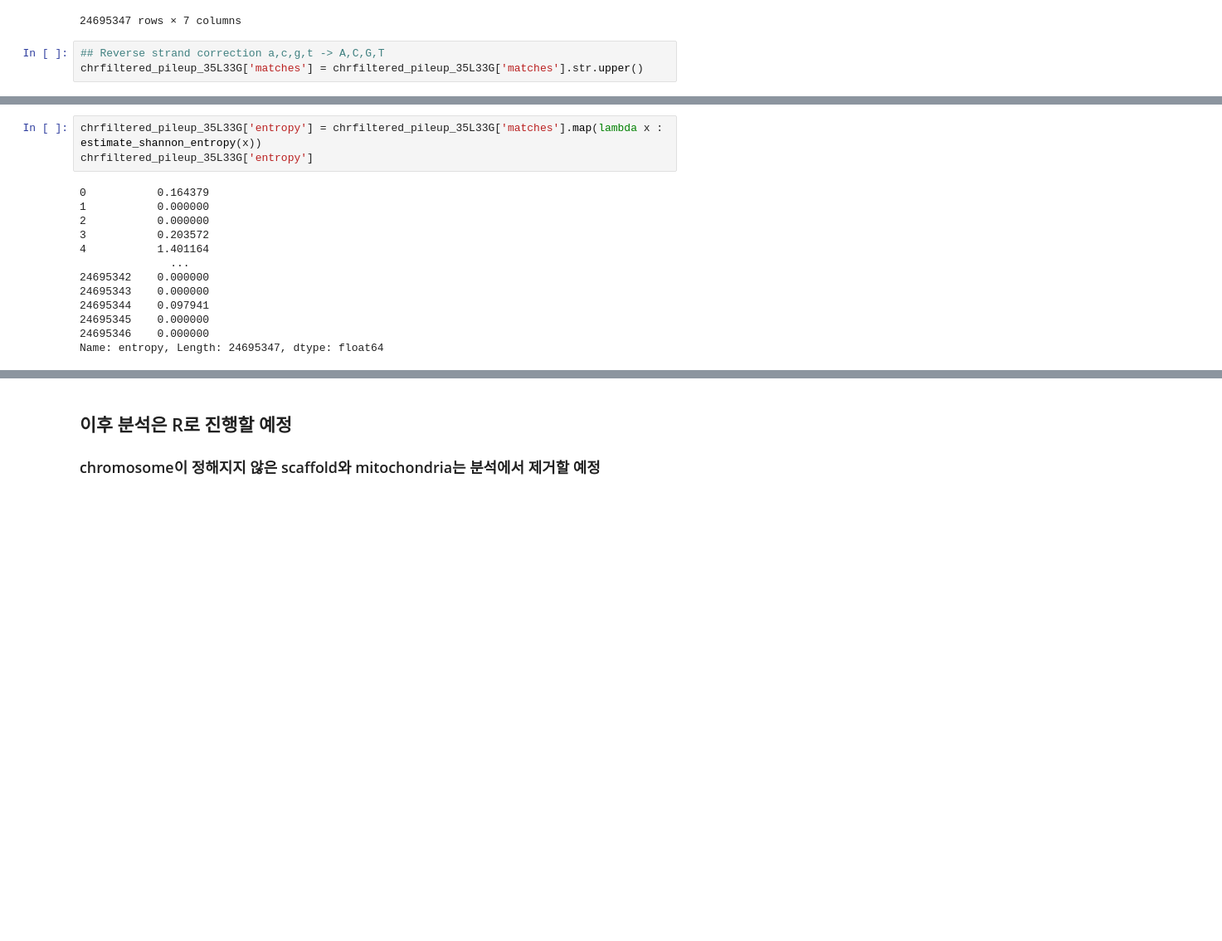
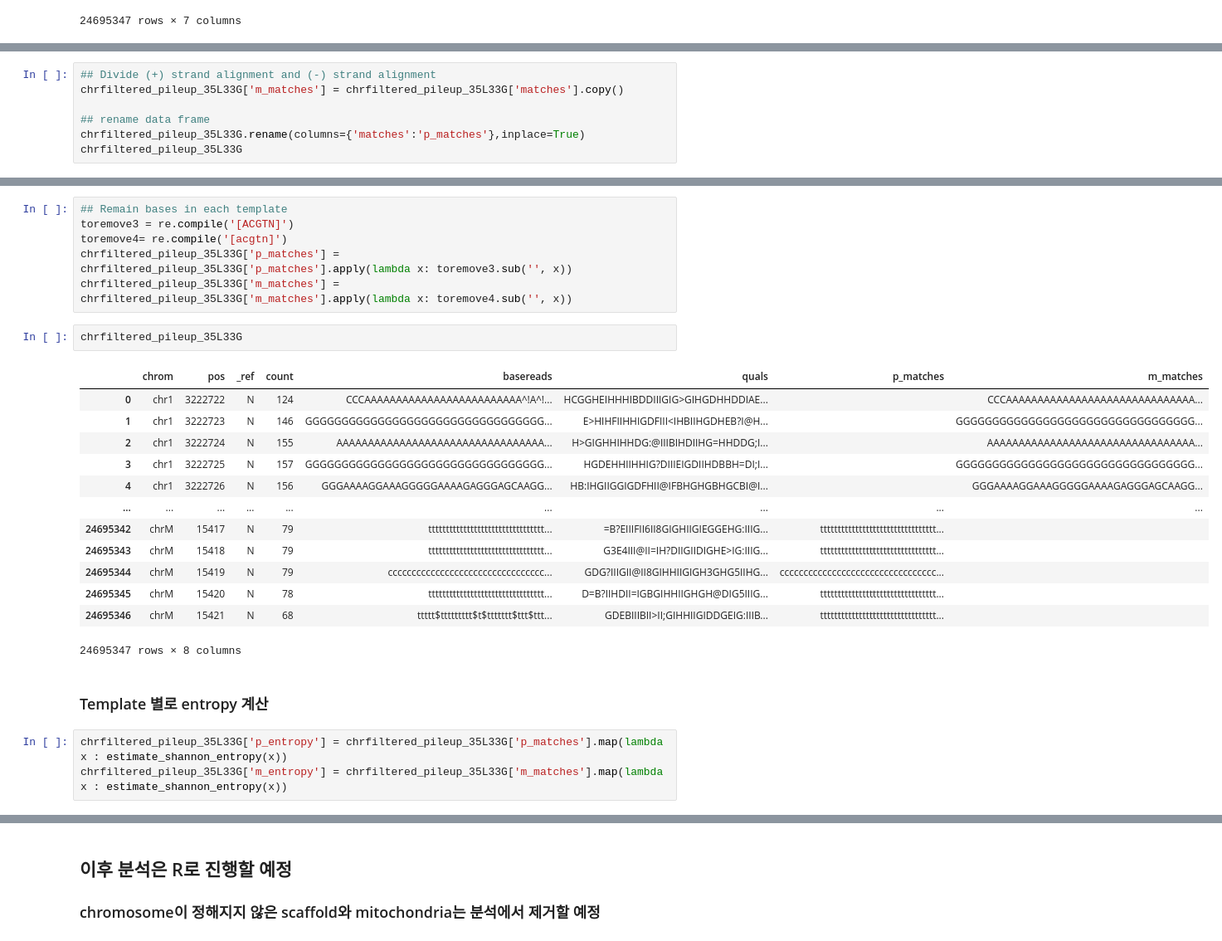
Before and after one commit to heomanism/Bioinformatics1, a Jupyter notebook: Free_Proj/Bioinformatics1_FreeProject.ipynb, the cells around one changed output, grey strips where cells are left out. Shown: that part at 83% size. Saved outputs shown, nothing was run; the diff lists cells and outputs as text; blank space fills up the shorter version.

Commit message:
Considering (+), (-) strand reads alignment

```diff
--- a/Free_Proj/Bioinformatics1_FreeProject.ipynb
+++ b/Free_Proj/Bioinformatics1_FreeProject.ipynb
@@ -266,6 +230,3 @@ chrfiltered_pileup_35L33G
 | 24695345 | chrM | 15420 | N | 78 | ttttttttttttttttttttttttttttttttt... | D=B?IIHDII=IGBGIHHIIGHGH@DIG5IIIG... | ttttttttttttttttttttttttttttttttt... |
 | 24695346 | chrM | 15421 | N | 68 | ttttt$ttttttttt$t$ttttttt$ttt$ttt... | GDEBIIIBII>II;GIHHIIGIDDGEIG:IIIB... | ttttttttttttttttttttttttttttttttt... |
 24695347 rows × 7 columns
-# %%
-## Reverse strand correction a,c,g,t -> A,C,G,T
-chrfiltered_pileup_35L33G['matches'] = chrfiltered_pileup_35L33G['matches'].str.upper()
@@ -287,0 +233,7 @@ chrfiltered_pileup_35L33G[['chrom', 'pos','_ref','matches']]
+# %%
+## Divide (+) strand alignment and (-) strand alignment
+chrfiltered_pileup_35L33G['m_matches'] = chrfiltered_pileup_35L33G['matches'].copy()
+
+## rename data frame
+chrfiltered_pileup_35L33G.rename(columns={'matches':'p_matches'},inplace=True)
+chrfiltered_pileup_35L33G
@@ -288,16 +254,27 @@ chrfiltered_pileup_35L33G[['chrom', 'pos','_ref','matches']]
+# %%
+## Remain bases in each template
+toremove3 = re.compile('[ACGTN]')
+toremove4= re.compile('[acgtn]')
+chrfiltered_pileup_35L33G['p_matches'] = chrfiltered_pileup_35L33G['p_matches'].apply(lambda x: toremove3.sub('', x))
+chrfiltered_pileup_35L33G['m_matches'] = chrfiltered_pileup_35L33G['m_matches'].apply(lambda x: toremove4.sub('', x))
+# %%
+chrfiltered_pileup_35L33G
+# %% [output]
+|  | chrom | pos | _ref | count | basereads | quals | p_matches | m_matches |
+| 0 | chr1 | 3222722 | N | 124 | CCCAAAAAAAAAAAAAAAAAAAAAAAAA^!A^!... | HCGGHEIHHHIBDDIIIGIG>GIHGDHHDDIAE... |  | CCCAAAAAAAAAAAAAAAAAAAAAAAAAAAAAA... |
+| 1 | chr1 | 3222723 | N | 146 | GGGGGGGGGGGGGGGGGGGGGGGGGGGGGGGGG... | E>HIHFIIHHIGDFIII<IHBIIHGDHEB?I@H... |  | GGGGGGGGGGGGGGGGGGGGGGGGGGGGGGGGG... |
+| 2 | chr1 | 3222724 | N | 155 | AAAAAAAAAAAAAAAAAAAAAAAAAAAAAAAAA... | H>GIGHHIHHDG:@IIIBIHDIIHG=HHDDG;I... |  | AAAAAAAAAAAAAAAAAAAAAAAAAAAAAAAAA... |
+| 3 | chr1 | 3222725 | N | 157 | GGGGGGGGGGGGGGGGGGGGGGGGGGGGGGGGG... | HGDEHHIIHHIG?DIIIEIGDIIHDBBH=DI;I... |  | GGGGGGGGGGGGGGGGGGGGGGGGGGGGGGGGG... |
+| 4 | chr1 | 3222726 | N | 156 | GGGAAAAGGAAAGGGGGAAAAGAGGGAGCAAGG... | HB:IHGIIGGIGDFHII@IFBHGHGBHGCBI@I... |  | GGGAAAAGGAAAGGGGGAAAAGAGGGAGCAAGG... |
+| ... | ... | ... | ... | ... | ... | ... | ... | ... |
+| 24695342 | chrM | 15417 | N | 79 | ttttttttttttttttttttttttttttttttt... | =B?EIIIFII6II8GIGHIIGIEGGEHG:IIIG... | ttttttttttttttttttttttttttttttttt... |  |
+| 24695343 | chrM | 15418 | N | 79 | ttttttttttttttttttttttttttttttttt... | G3E4III@II=IH?DIIGIIDIGHE>IG:IIIG... | ttttttttttttttttttttttttttttttttt... |  |
+| 24695344 | chrM | 15419 | N | 79 | ccccccccccccccccccccccccccccccccc... | GDG?IIIGII@II8GIHHIIGIGH3GHG5IIHG... | ccccccccccccccccccccccccccccccccc... |  |
+| 24695345 | chrM | 15420 | N | 78 | ttttttttttttttttttttttttttttttttt... | D=B?IIHDII=IGBGIHHIIGHGH@DIG5IIIG... | ttttttttttttttttttttttttttttttttt... |  |
+| 24695346 | chrM | 15421 | N | 68 | ttttt$ttttttttt$t$ttttttt$ttt$ttt... | GDEBIIIBII>II;GIHHIIGIDDGEIG:IIIB... | ttttttttttttttttttttttttttttttttt... |  |
+24695347 rows × 8 columns
+# %% [markdown]
+### Template 별로 entropy 계산
 # %%
-chrfiltered_pileup_35L33G['entropy'] = chrfiltered_pileup_35L33G['matches'].map(lambda x : estimate_shannon_entropy(x))
-chrfiltered_pileup_35L33G['entropy']
+chrfiltered_pileup_35L33G['p_entropy'] = chrfiltered_pileup_35L33G['p_matches'].map(lambda x : estimate_shannon_entropy(x))
+chrfiltered_pileup_35L33G['m_entropy'] = chrfiltered_pileup_35L33G['m_matches'].map(lambda x : estimate_shannon_entropy(x))
-# %% [output]
-0           0.164379
-1           0.000000
-2           0.000000
-3           0.203572
-4           1.401164
-              ...
-24695342    0.000000
-24695343    0.000000
-24695344    0.097941
-24695345    0.000000
-24695346    0.000000
-Name: entropy, Length: 24695347, dtype: float64
```
Also changed, not shown: parts of 7 cells of this notebook.
